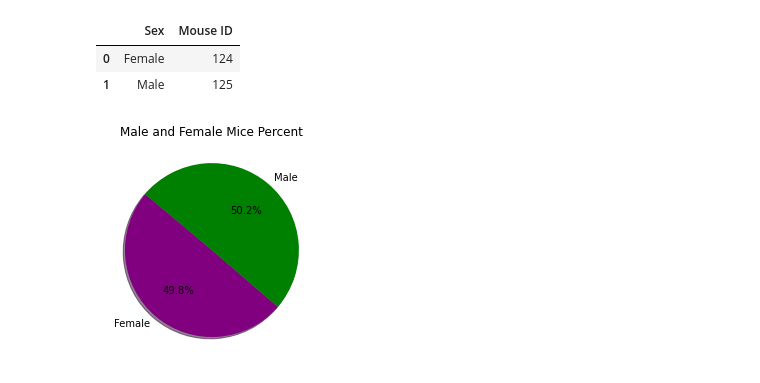
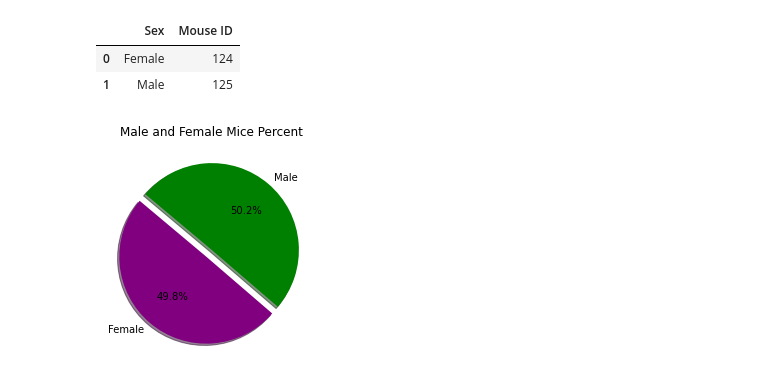
Before and after one commit to rouxshoux/The_Power_of_Plots, a Jupyter notebook: Untitled.ipynb, the cells around one changed output. Saved outputs shown, nothing was run; the diff lists cells and outputs as text; code cells hidden in the pictures.

```diff
--- a/Untitled.ipynb
+++ b/Untitled.ipynb
@@ -84,11 +84,11 @@ sex.head()
 # %%
 colors =["Purple", "Green"]
 number =[124,125]
 lables =["Female", "Male"]
-explode =(.01.)
-plt.pie(number, labels=lables, colors=colors,
+explode =(0.1, 0)
+plt.pie(number, explode=explode, labels=lables, colors=colors,
         autopct="%1.1f%%", shadow=True, startangle=140)
 plt.title("Male and Female Mice Percent")
 plt.show()
 # %% [output]
-[figure, old version]
+[figure, new version]
```
Also changed, not shown: parts of 2 cells of this notebook.
